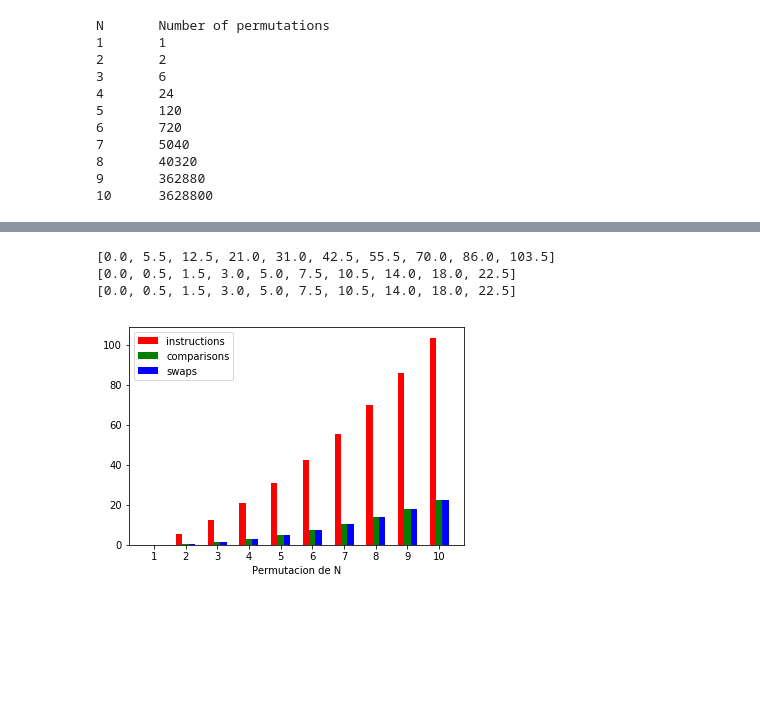
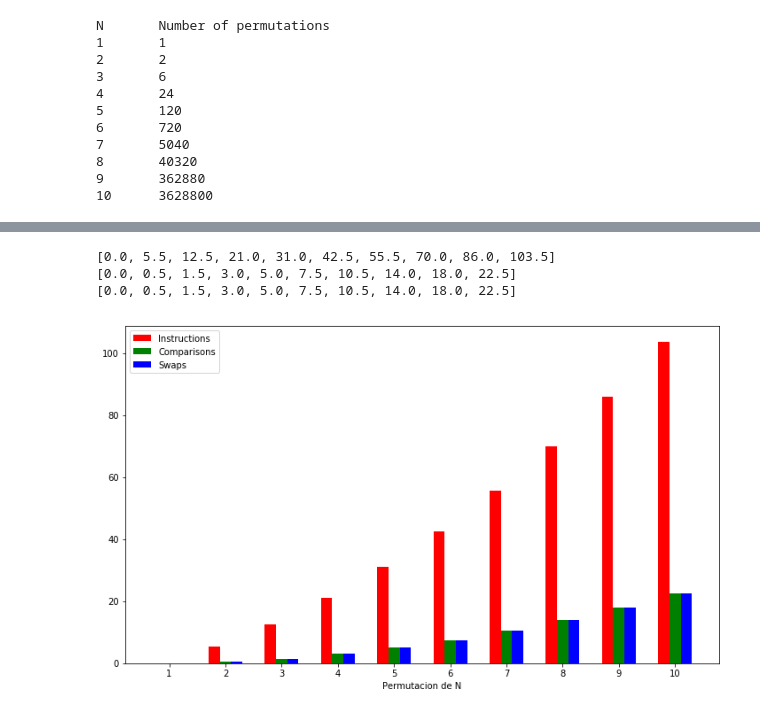
Before and after one commit to jspenaq/Algoritmos, a Jupyter notebook: Laboratorio 1/Insertion Sort/Permutations.ipynb, the cells around one changed output, grey strips where cells are left out. Cells and saved outputs as stored; diff of their text form; code cells hidden in the pictures; blank space fills up the shorter version.

```diff
--- a/Laboratorio 1/Insertion Sort/Permutations.ipynb
+++ b/Laboratorio 1/Insertion Sort/Permutations.ipynb
@@ -63,10 +63,12 @@ N       Number of permutations
 9       362880
 10      3628800
 # %%
-len_i = len(instructions)-1
+plt.rcParams['figure.figsize'] = 12,7 # width, height
+len_i = len(instructions)
 arr_hist = instructions[len_i-1]
-plt.hist(arr_hist, bins='auto')
+plt.hist(arr_hist, bins='auto', color="blueviolet")
 title = "Histograma con todas las permutaciones de N = " + str(len_i)
 plt.title(title)
+plt.legend(["Instructions"])
 plt.show()
 # %% [output]
@@ -73,0 +76,9 @@ plt.show()
+# %%
+plt.rcParams['figure.figsize'] = 12,7 # width, height
+len_i = len(comparisons)
+comp_hist = comparisons[len_i-1]
+plt.hist(comp_hist, bins='auto', color="ORCHID")
+title = "Histograma con todas las permutaciones de N = " + str(len_i)
+plt.title(title)
+plt.legend(["Comparisons"])
+plt.show()
@@ -73,0 +87,9 @@ plt.show()
+# %%
+plt.rcParams['figure.figsize'] = 12,7 # width, height
+len_i = len(swaps)
+swaps_hist = swaps[len_i-1]
+plt.hist(comp_hist, bins='auto', color="peachpuff")
+title = "Histograma con todas las permutaciones de N = " + str(len_i)
+plt.title(title)
+plt.legend(["Swaps"])
+plt.show()
@@ -80,30 +104,30 @@ def means(seq):
 # %%
 fig = plt.figure()
 ax = plt.subplot(111)
 x_axe = np.arange(1, max)
 w = 0.2     # width
 
 ins_means = means(instructions)
 ax.bar(x_axe, ins_means, w, color="r")
 
 comp_means = means(comparisons)
 ax.bar(x_axe+w, comp_means, w, color="g")
 
 swaps_means = means(swaps)
 ax.bar(x_axe+2*w, swaps_means, w, color="b")
 
 ax.set_xticks(x_axe+w)
 ax.set_xticklabels(x_axe)
-ax.legend(["instructions", "comparisons", "swaps"])
+ax.legend(["Instructions", "Comparisons", "Swaps"])
 ax.set_xlabel("Permutacion de N")
 
 print(ins_means)
 print(comp_means)
 print(swaps_means)
 
 plt.show()
 # %% [output]
 [0.0, 5.5, 12.5, 21.0, 31.0, 42.5, 55.5, 70.0, 86.0, 103.5]
 [0.0, 0.5, 1.5, 3.0, 5.0, 7.5, 10.5, 14.0, 18.0, 22.5]
 [0.0, 0.5, 1.5, 3.0, 5.0, 7.5, 10.5, 14.0, 18.0, 22.5]
-[figure, old version]
+[figure, new version]
```
Also changed, not shown: parts of 3 cells of this notebook.
